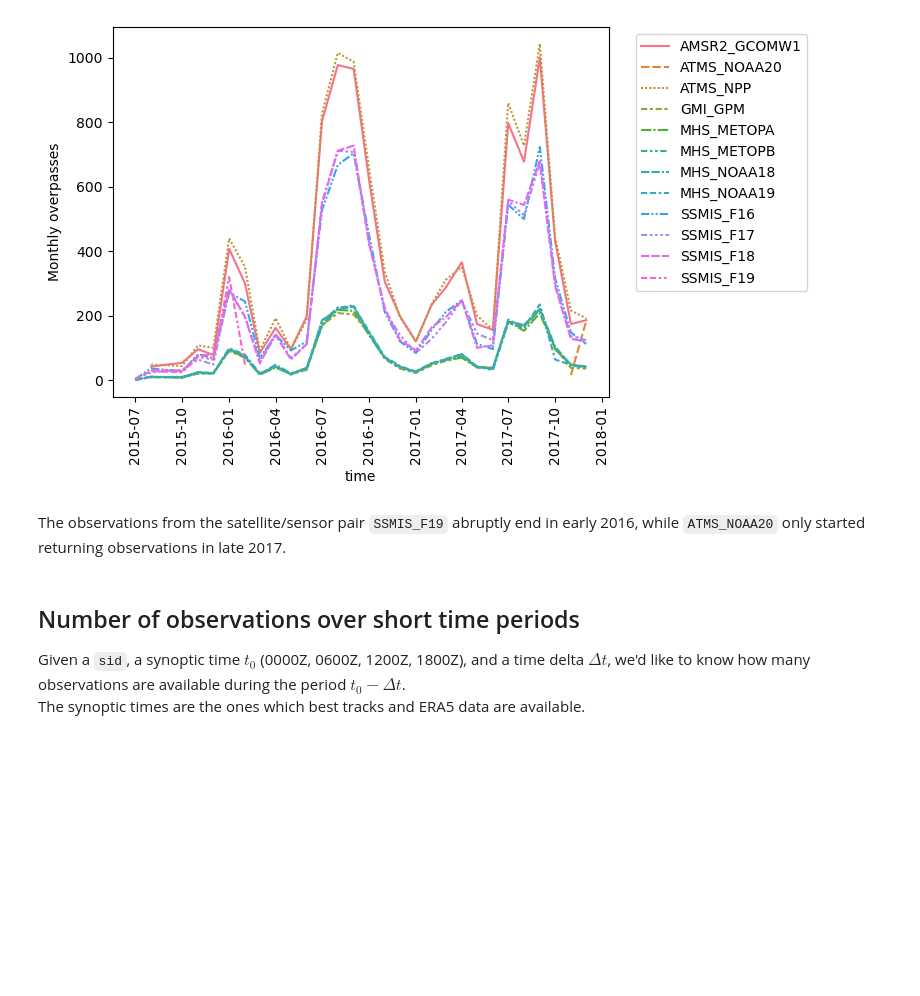
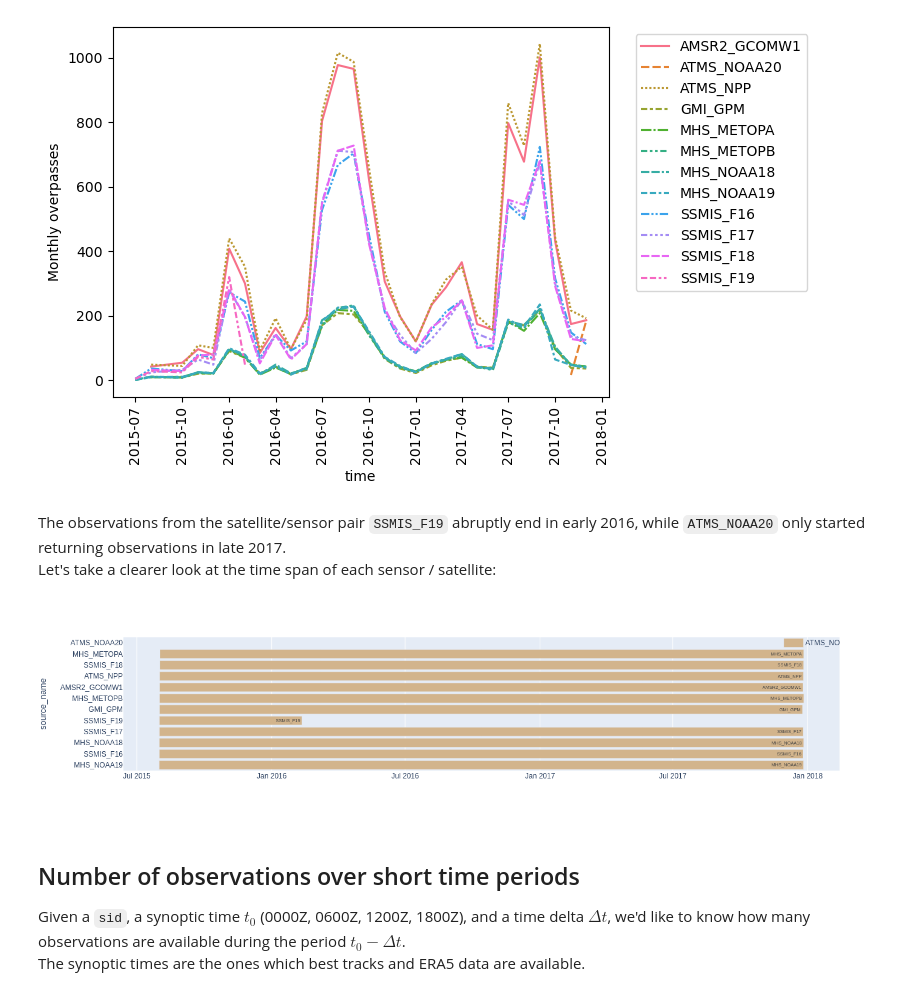
Before and after one commit to dauvillc/tc_multi_sources, a Jupyter notebook: notebooks/sources.ipynb, the cells around one changed output. Drawn from its saved outputs; the diff is of its cells as text; code cells hidden in the pictures; blank space fills up the shorter version.

````diff
--- a/notebooks/sources.ipynb
+++ b/notebooks/sources.ipynb
@@ -82,6 +84,24 @@ plt.show()
 [figure]
 # %% [markdown]
 The observations from the satellite/sensor pair ```SSMIS_F19``` abruptly end in early 2016, while ```ATMS_NOAA20``` only started returning observations in late 2017.
+Let's take a clearer look at the time span of each sensor / satellite:
+# %%
+# Compute the earliest and latest dates for each satellite/sensor pair
+gpby = df.groupby(sensat)
+start_dates = gpby['time'].min()
+end_dates = gpby['time'].max()
+timeline_df = pd.merge(start_dates, end_dates, left_index=True, right_index=True, suffixes=['_start', '_end'])
+timeline_df = timeline_df.reset_index()
+# %%
+fig = px.timeline(timeline_df.sort_values('time_start'),
+                  x_start="time_start",
+                  x_end="time_end",
+                  y="source_name",
+                  text="source_name",
+                  color_discrete_sequence=["tan"])
+fig.show()
+# %% [output]
+[figure, added]
 # %% [markdown]
 ## Number of observations over short time periods
 Given a ```sid```, a synoptic time $t_0$ (0000Z, 0600Z, 1200Z, 1800Z), and a time delta $\Delta t$, we'd like to know how many observations are available during the period $t_0 - \Delta t$.
````
Also changed, not shown: parts of 2 cells of this notebook, 6 other files.
